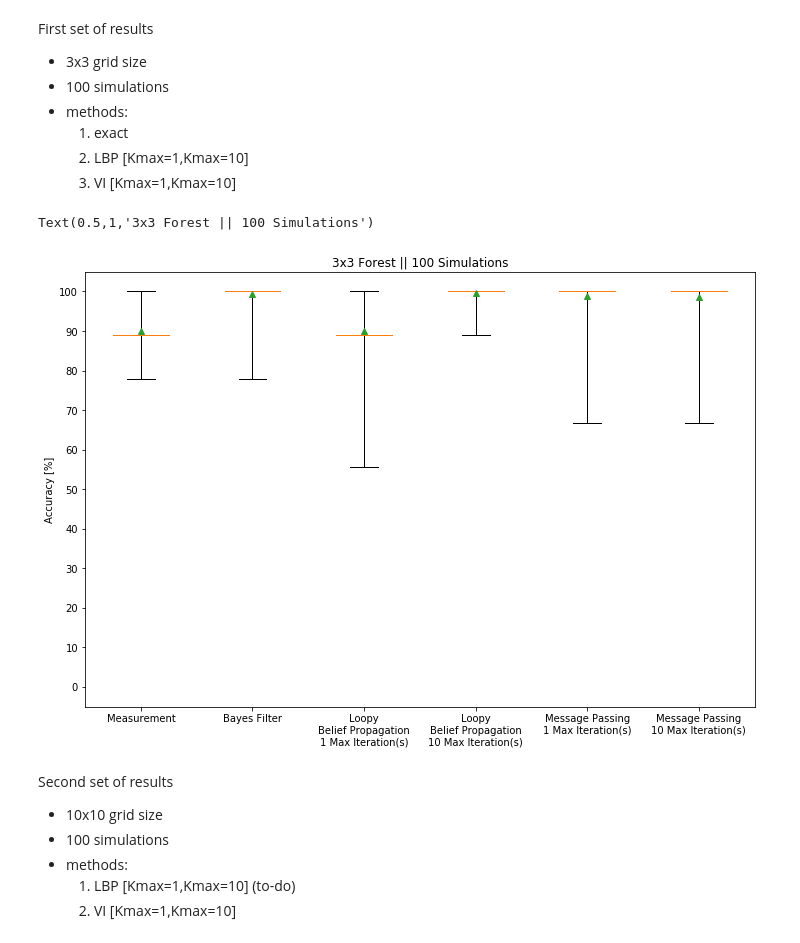
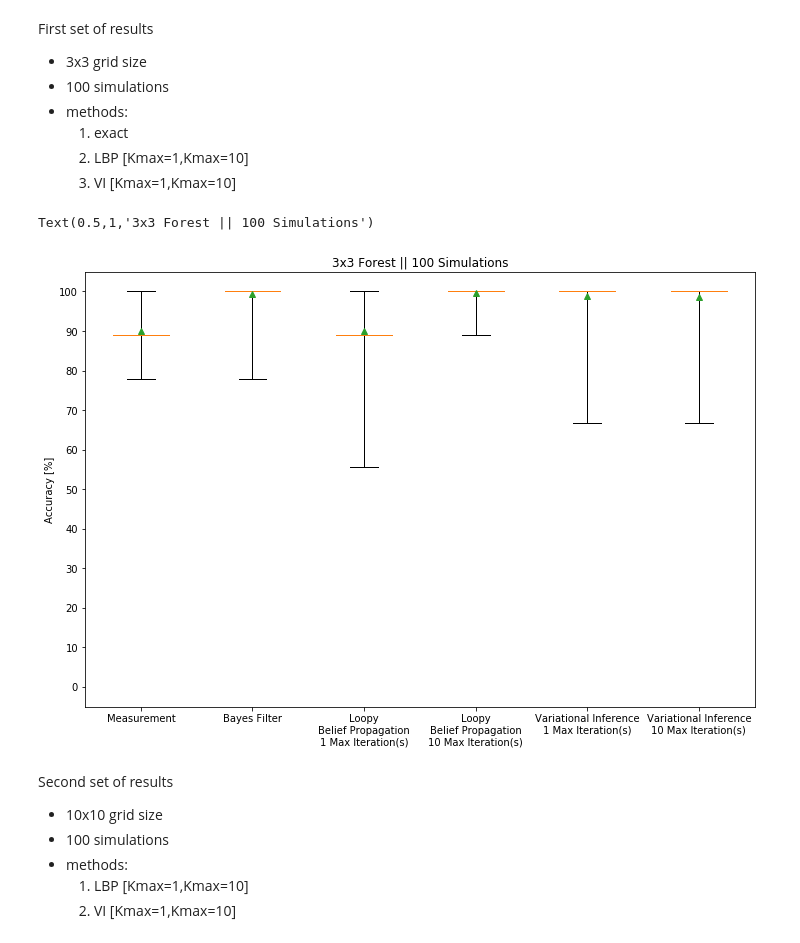
Before and after one commit to rhaksar/filter-large-GMDPs, a Jupyter notebook: visualize data.ipynb, the cells around one changed output. Saved outputs shown, nothing was run; the diff lists cells and outputs as text; code cells hidden in the pictures.

```diff
--- a/visualize data.ipynb
+++ b/visualize data.ipynb
@@ -83,41 +83,41 @@ for file in file_list:
 # import and add results from VI algorithm
 file_list = ['mp_gs3_K1_CNone_s100.pkl', 'mp_gs3_K10_CNone_s100.pkl']
 for file in file_list:
     pkl_file = open('data files/'+file, 'rb')
     data = pickle.load(pkl_file)
     pkl_file.close()
 
     grid_size = data['grid_size']
     Kparam = data['Kparam']
     state_accuracy = []
     for s in data.keys():
         if isinstance(s, int):
             errors = data[s]['state_error']
             accuracies_pct = [(grid_size**2 - e)*100/grid_size**2 for e in errors]
             state_accuracy.append(np.median(accuracies_pct))
 
     plot_data.append(state_accuracy)
     # tick_labels.append('mp_'+'gs'+str(grid_size)+'_k'+str(Kparam))
-    tick_labels.append('Message Passing\n%d Max Iteration(s)' %Kparam)
+    tick_labels.append('Variational Inference\n%d Max Iteration(s)' %Kparam)
 
 # plot results
 fig = plt.figure(figsize=(12,8))
 ax = fig.add_subplot(111)
 boxplot_ax = ax.boxplot(plot_data, whis='range', showmeans=True)
 _ = ax.set_xticklabels(tick_labels)
 ax.set_ylim([-5,105])
 ax.set_yticks(np.arange(0, 110, 10.0))
 ax.set_ylabel('Accuracy [%]')
 ax.set_title('3x3 Forest || 100 Simulations')
 # %% [output]
 Text(0.5,1,'3x3 Forest || 100 Simulations')
-[figure, old version]
+[figure, new version]
 # %% [markdown]
 Second set of results
 - 10x10 grid size
 - 100 simulations
 - methods:
-    1. LBP [Kmax=1,Kmax=10] (to-do)
+    1. LBP [Kmax=1,Kmax=10]
     2. VI [Kmax=1,Kmax=10]
 # %%
 plot_data = []
```
Also changed, not shown: parts of 1 cell of this notebook.
